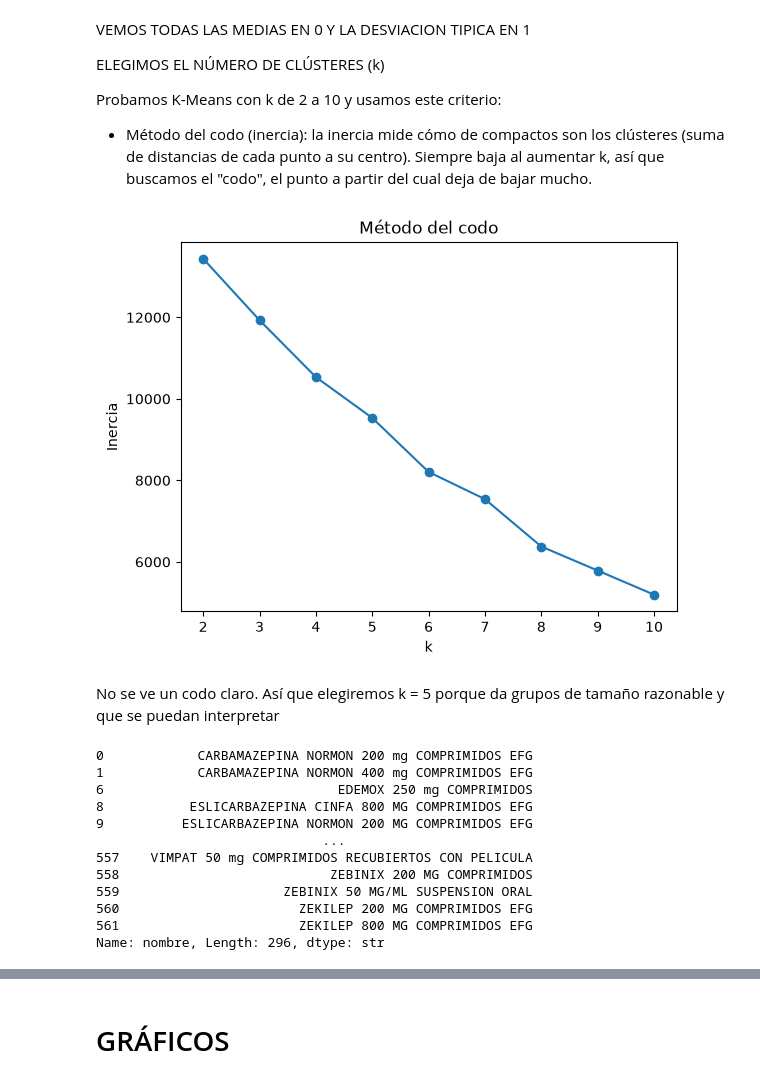
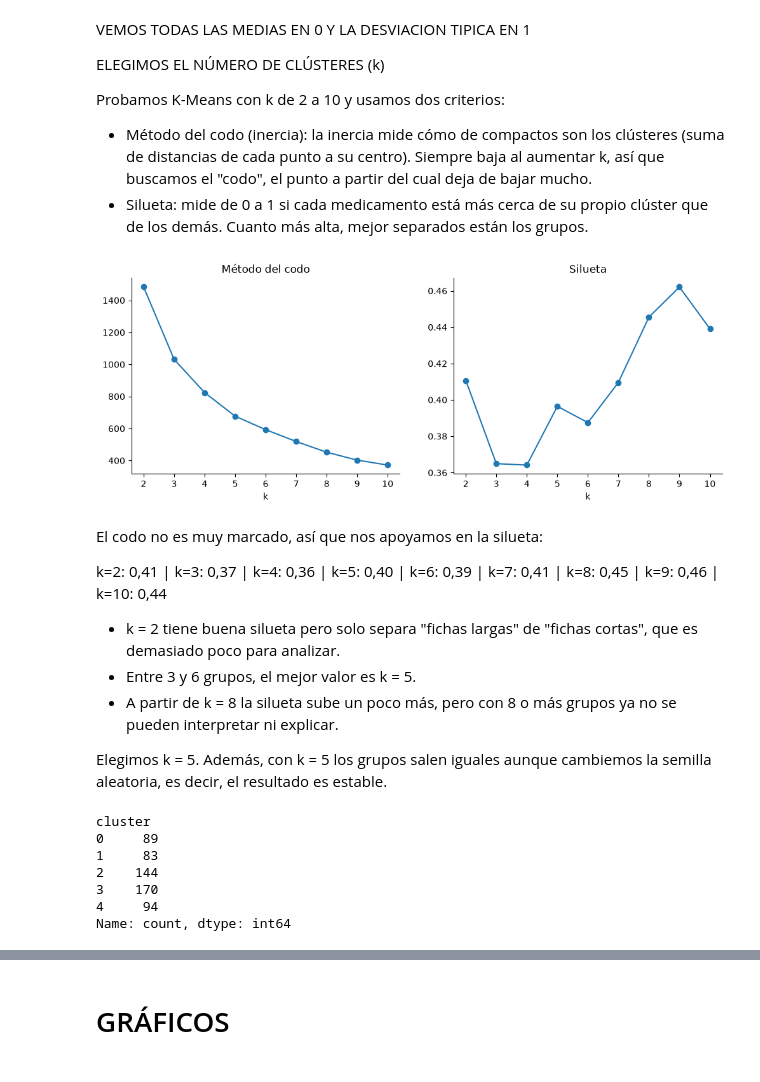
Before and after one commit to carlosagustii/epileps.IA, a Jupyter notebook: src/epileps_ia/hu5.ipynb, the cells around one changed output, grey strips where cells are left out. Drawn from its saved outputs; the diff is of its cells as text; code cells hidden in the pictures.

Commit message:
cambiamos hu5, corregimos clusters y etiquetas

```diff
--- a/src/epileps_ia/hu5.ipynb
+++ b/src/epileps_ia/hu5.ipynb
@@ -51,7 +58,17 @@ Pasos:
 # %%
-#quitamos las columnas con texto
-columnas_con_texto = ["nombre","pactivos", "labtitular", "labcomercializador", "dosis_unidad"]
-X = df.drop(columns = columnas_con_texto)
+PRECIO = "Precio venta al público con IVA"
+PALABRAS = "Volumen Informativo de Seguridad (num palabras)"
+GRAVE = "Indicador de Riesgo Severo (num veces grave/s)"
+TABLAS = "Complejidad del Desglose Clínico (num tablas)"
+
+# solo 4 variables: precio y las 3 de la ficha técnica
+# log en precio y palabras porque tienen valores muy extremos
+X = pd.DataFrame({
+    "log_precio": np.log1p(df[PRECIO]),
+    "log_palabras": np.log1p(df[PALABRAS]),
+    "num_grave": df[GRAVE],
+    "num_tablas": df[TABLAS],
+})
 # %% [markdown]
 ESCALAMOS LOS DATOS
 
@@ -92,48 +97,57 @@ X_escalado.describe().T[["mean", "std"]]
 # %% [markdown]
 VEMOS TODAS LAS MEDIAS EN 0 Y LA DESVIACION TIPICA EN 1
 
- ELEGIMOS EL NÚMERO DE CLÚSTERES (k)
+ELEGIMOS EL NÚMERO DE CLÚSTERES (k)
 
-Probamos K-Means con k de 2 a 10 y usamos este criterio:
+Probamos K-Means con k de 2 a 10 y usamos dos criterios:
 
 - Método del codo (inercia): la inercia mide cómo de compactos son los clústeres (suma de distancias de cada punto a su centro). Siempre baja al aumentar k, así que buscamos el "codo", el punto a partir del cual deja de bajar mucho.
+- Silueta: mide de 0 a 1 si cada medicamento está más cerca de su propio clúster que de los demás. Cuanto más alta, mejor separados están los grupos.
 # %%
 from sklearn.cluster import KMeans
+from sklearn.metrics import silhouette_score
 
 valores_k = range(2, 11)
-inercias = []
+inercias, siluetas = [], []
 
 for k in valores_k:
     kmeans = KMeans(n_clusters=k, random_state=RANDOM_SEED, n_init=10)
-    kmeans.fit(X_escalado)
+    etiquetas = kmeans.fit_predict(X_escalado)
     inercias.append(kmeans.inertia_)
+    siluetas.append(silhouette_score(X_escalado, etiquetas))
 
-plt.plot(valores_k, inercias, marker="o")
-plt.title("Método del codo")
-plt.xlabel("k")
-plt.ylabel("Inercia")
+fig, (ax1, ax2) = plt.subplots(1, 2, figsize=(12, 4))
+ax1.plot(valores_k, inercias, marker="o"); ax1.set_title("Método del codo"); ax1.set_xlabel("k")
+ax2.plot(valores_k, siluetas, marker="o"); ax2.set_title("Silueta"); ax2.set_xlabel("k")
 plt.show()
 # %% [output]
-[figure, old version]
+[figure, new version]
 # %% [markdown]
-No se ve un codo claro. Así que elegiremos k = 5 porque da grupos de tamaño razonable y que se puedan interpretar
+El codo no es muy marcado, así que nos apoyamos en la silueta:
+
+k=2: 0,41 | k=3: 0,37 | k=4: 0,36 | k=5: 0,40 | k=6: 0,39 | k=7: 0,41 | k=8: 0,45 | k=9: 0,46 | k=10: 0,44
+
+- k = 2 tiene buena silueta pero solo separa "fichas largas" de "fichas cortas", que es demasiado poco para analizar.
+- Entre 3 y 6 grupos, el mejor valor es k = 5.
+- A partir de k = 8 la silueta sube un poco más, pero con 8 o más grupos ya no se pueden interpretar ni explicar.
+
+Elegimos k = 5. Además, con k = 5 los grupos salen iguales aunque cambiemos la semilla aleatoria, es decir, el resultado es estable.
 # %%
-kmeans = KMeans(n_clusters=5, random_state= RANDOM_SEED, n_init= 10)
-clusters = kmeans.fit_predict(X_escalado)
+K = 5
+kmeans = KMeans(n_clusters=K, random_state=RANDOM_SEED, n_init=10)
+df["cluster"] = kmeans.fit_predict(X_escalado)
 
-pd.Series(clusters).value_counts().sort_index()  #cuántos medicamentos hay en cada clúster
-df.loc[clusters == 2, "nombre"]
-#df.loc[clusters == 3, "nombre"]
+# renumeramos por precio mediano: 0 = el más barato, 4 = el más caro
+# así el número no depende del orden aleatorio de K-Means
+orden = df.groupby("cluster")[PRECIO].median().sort_values().index
+df["cluster"] = df["cluster"].map({viejo: nuevo for nuevo, viejo in enumerate(orden)})
+
+df["cluster"].value_counts().sort_index()
 # %% [output]
-0            CARBAMAZEPINA NORMON 200 mg COMPRIMIDOS EFG
-1            CARBAMAZEPINA NORMON 400 mg COMPRIMIDOS EFG
-6                              EDEMOX 250 mg COMPRIMIDOS
-8           ESLICARBAZEPINA CINFA 800 MG COMPRIMIDOS EFG
-9          ESLICARBAZEPINA NORMON 200 MG COMPRIMIDOS EFG
-                             ...
-557    VIMPAT 50 mg COMPRIMIDOS RECUBIERTOS CON PELICULA
-558                           ZEBINIX 200 MG COMPRIMIDOS
-559                     ZEBINIX 50 MG/ML SUSPENSION ORAL
-560                       ZEKILEP 200 MG COMPRIMIDOS EFG
-561                       ZEKILEP 800 MG COMPRIMIDOS EFG
-Name: nombre, Length: 296, dtype: str
+cluster
+0     89
+1     83
+2    144
+3    170
+4     94
+Name: count, dtype: int64
```
Also changed, not shown: parts of 14 cells of this notebook, 1 other file.
